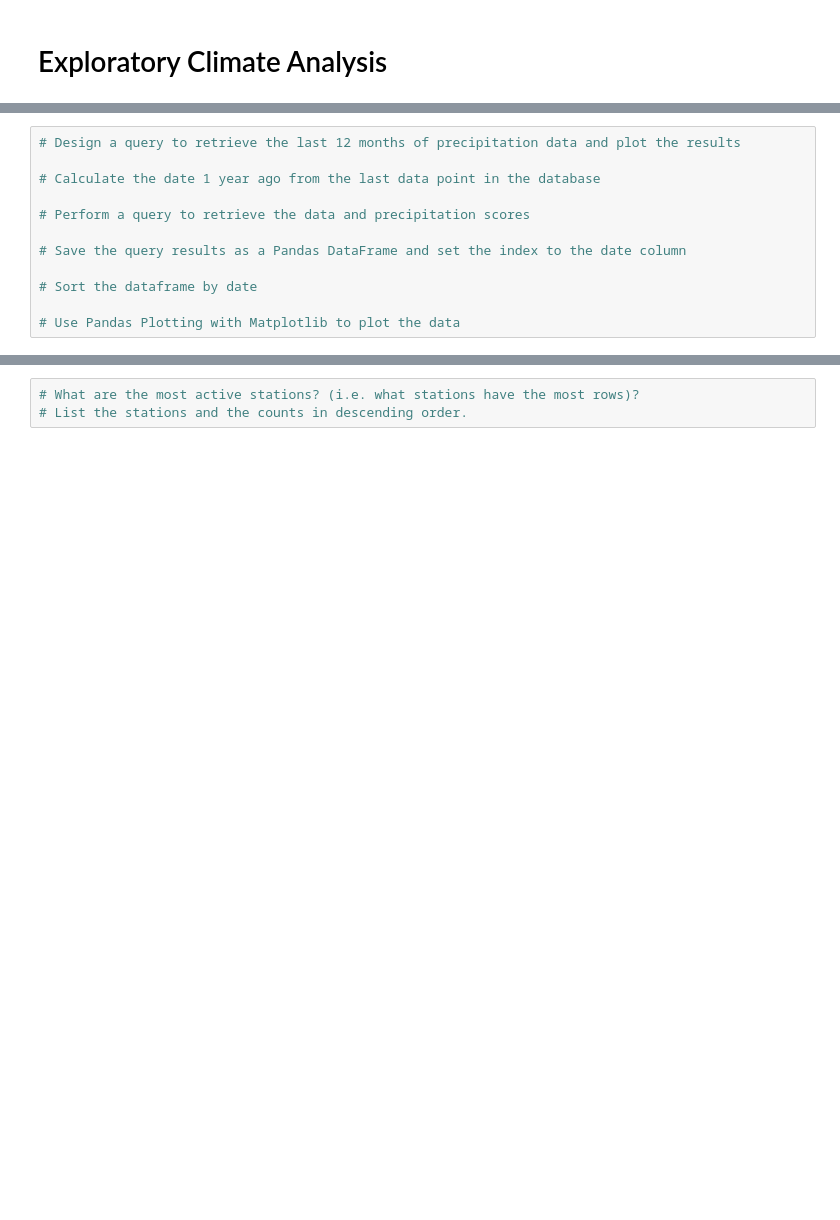
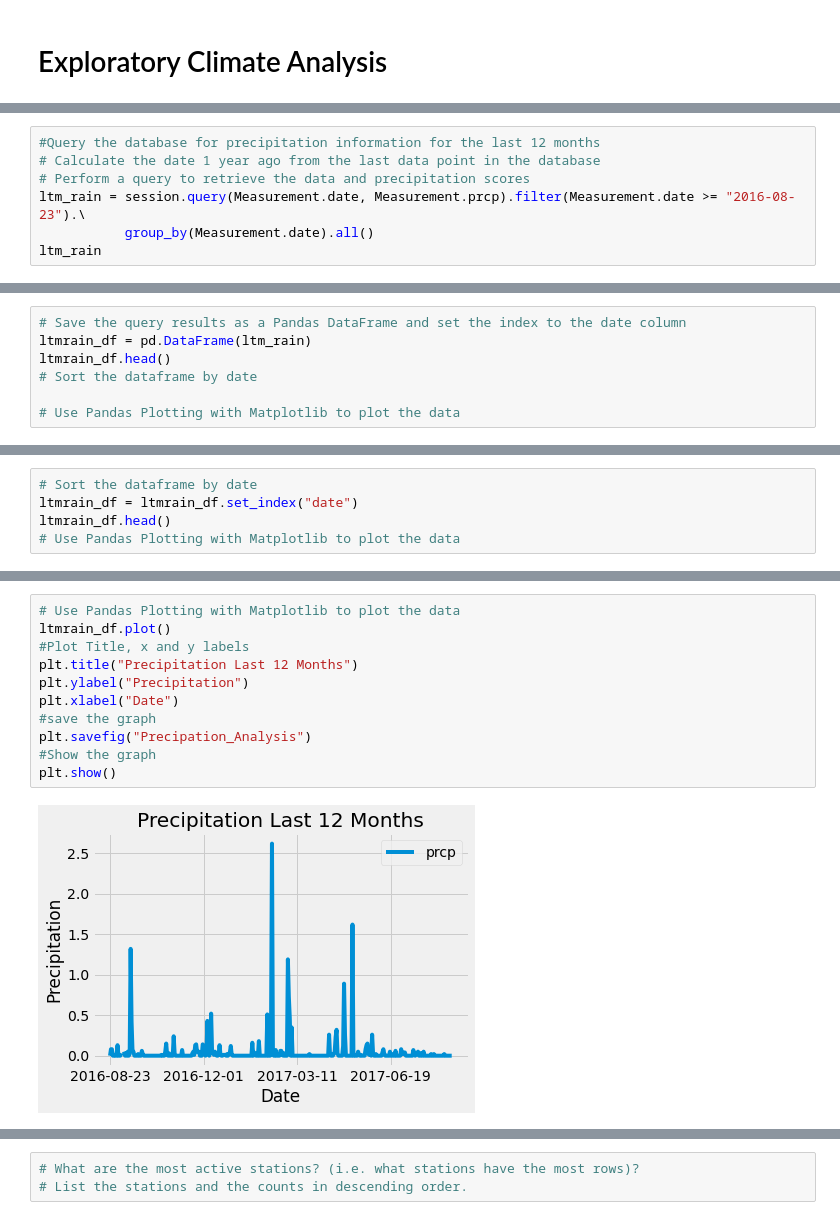
Before and after one commit to BPayne-216/sqlalchemy-challenge, a Jupyter notebook: climate_starter.ipynb, the cells around one changed output, grey strips where cells are left out. Drawn from its saved outputs; the diff is of its cells as text; blank space fills up the shorter version.

Commit message:
Commit 9 Completed Precipitation

```diff
--- a/climate_starter.ipynb
+++ b/climate_starter.ipynb
@@ -63,0 +76,7 @@ tobs FLOAT
+# %%
+#Query the database for precipitation information for the last 12 months
+# Calculate the date 1 year ago from the last data point in the database
+# Perform a query to retrieve the data and precipitation scores
+ltm_rain = session.query(Measurement.date, Measurement.prcp).filter(Measurement.date >= "2016-08-23").\
+           group_by(Measurement.date).all()
+ltm_rain
@@ -64,12 +101,7 @@ tobs FLOAT
 # %%
-# Design a query to retrieve the last 12 months of precipitation data and plot the results
-
-# Calculate the date 1 year ago from the last data point in the database
-
-# Perform a query to retrieve the data and precipitation scores
-
 # Save the query results as a Pandas DataFrame and set the index to the date column
-
+ltmrain_df = pd.DataFrame(ltm_rain)
+ltmrain_df.head()
 # Sort the dataframe by date
 
 # Use Pandas Plotting with Matplotlib to plot the data
@@ -75,0 +115,5 @@ tobs FLOAT
+# %%
+# Sort the dataframe by date
+ltmrain_df = ltmrain_df.set_index("date")
+ltmrain_df.head()
+# Use Pandas Plotting with Matplotlib to plot the data
@@ -76,2 +128,15 @@ tobs FLOAT
+# %%
+# Use Pandas Plotting with Matplotlib to plot the data
+ltmrain_df.plot()
+#Plot Title, x and y labels
+plt.title("Precipitation Last 12 Months")
+plt.ylabel("Precipitation")
+plt.xlabel("Date")
+#save the graph
+plt.savefig("Precipation_Analysis")
+#Show the graph
+plt.show()
+# %% [output]
+[figure, added]
 # %%
 # Use Pandas to calculate the summary statistics for the precipitation data
```
Also changed, not shown: parts of 9 cells of this notebook, 1 other file.
